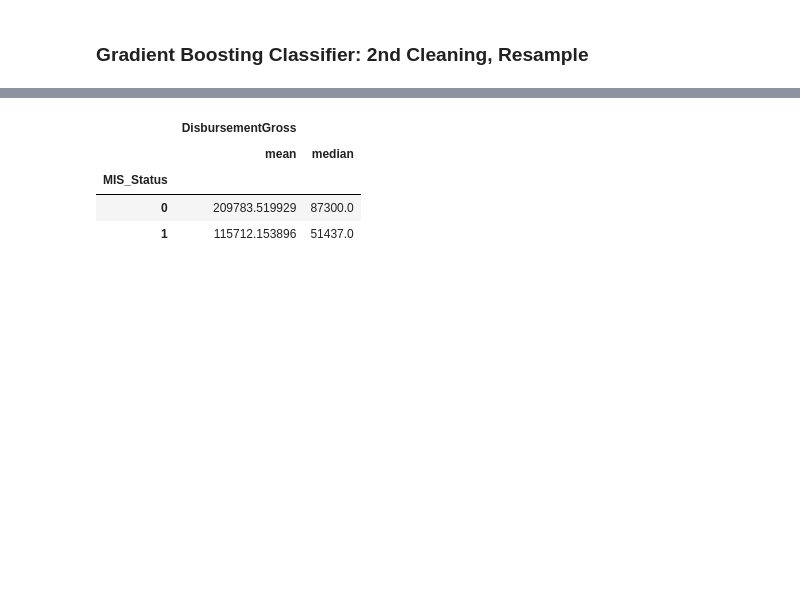
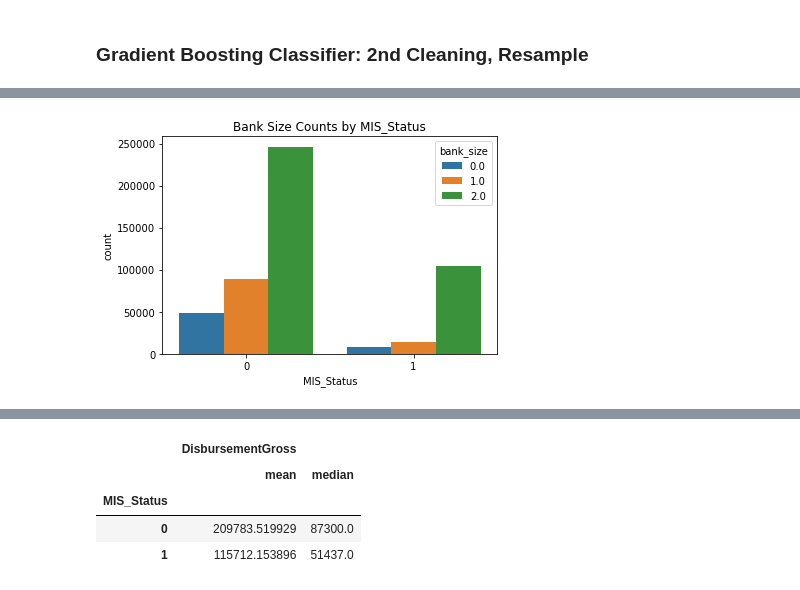
Before and after one commit to DJGump/loan_default_predicition, a Jupyter notebook: sba_loans_default_modeling.ipynb, the cells around one changed output, grey strips where cells are left out. Saved outputs shown, nothing was run; the diff lists cells and outputs as text; code cells hidden in the pictures; blank space fills up the shorter version.

```diff
--- a/sba_loans_default_modeling.ipynb
+++ b/sba_loans_default_modeling.ipynb
@@ -882,0 +899,9 @@ pd.crosstab(loans2["MIS_Status"], columns=loans2["job_category"], normalize="col
+# %%
+sns.countplot(
+    x="MIS_Status", hue="bank_size", data=loans2,
+)
+plt.title("Bank Size Counts by MIS_Status")
+# plt.savefig("figs/banksize_countplot")
+plt.show()
+# %% [output]
+[figure, added]
```
Also changed, not shown: parts of 67 cells of this notebook.
